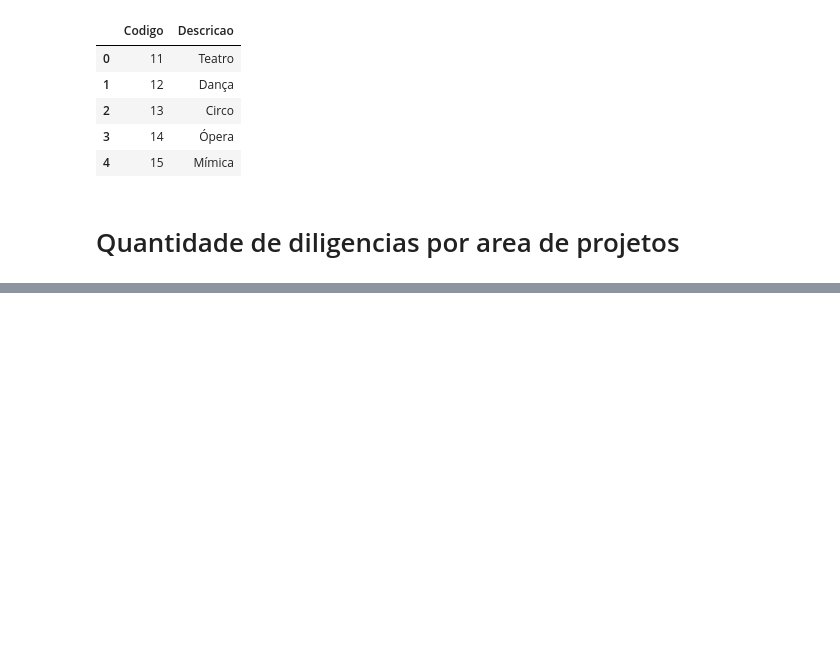
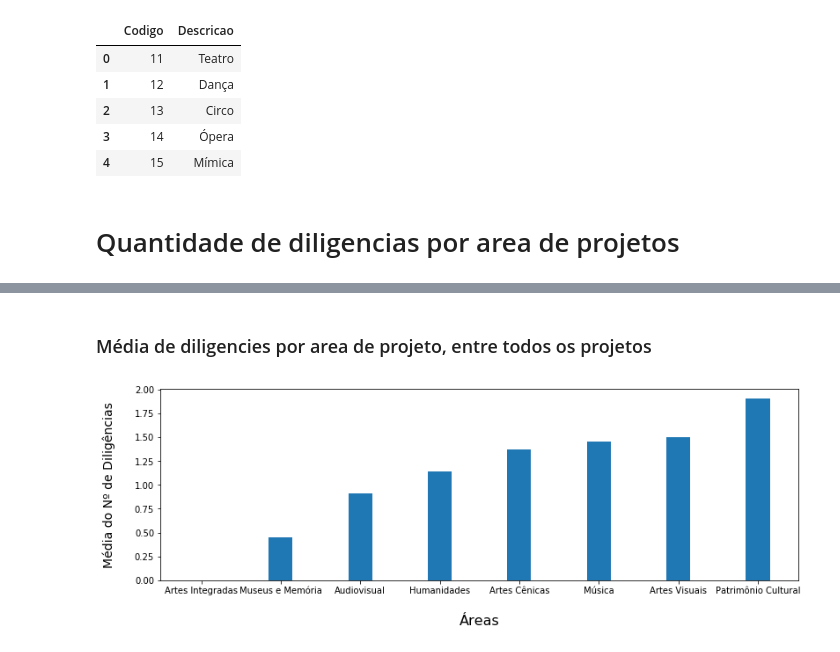
Before and after one commit to lappis-unb/salic-ml, a Jupyter notebook: notebooks/diligencies-metrics.ipynb, the cells around one changed output, grey strips where cells are left out. Cells and saved outputs as stored; diff of their text form; code cells hidden in the pictures; blank space fills up the shorter version.

```diff
--- a/notebooks/diligencies-metrics.ipynb
+++ b/notebooks/diligencies-metrics.ipynb
@@ -301,0 +331,20 @@ plt.bar(areas_names, diligencies_per_area, align='center', width=0.3)
+# %%
+print('projects_dict')
+projects_dict = dict(zip(*np.unique(dt_projetos.Area.values, return_counts=True)))
+display(projects_dict)
+
+print('diligencies_dict')
+diligencies_dict = dict(zip(*np.unique(dt_diligencias.Area.values, return_counts=True)))
+display(diligencies_dict)
+
+diligencies_per_area_mean = list()
+
+for area in projects_dict.keys():
+    if area not in diligencies_dict.keys():
+        diligencies_dict[area] = 0
+
+    mean = diligencies_dict[area] / projects_dict[area]
+    diligencies_per_area_mean.append((area_name_map[area], mean))
+
+diligencies_per_area_mean = sorted(diligencies_per_area_mean, key=lambda x: x[1])
+display(diligencies_per_area_mean)
@@ -301,0 +364,12 @@ plt.bar(areas_names, diligencies_per_area, align='center', width=0.3)
+# %% [markdown]
+### Média de diligencies por area de projeto, entre todos os projetos
+# %%
+plt.figure(figsize=(14, 4))
+
+plt.xlabel('Áreas', fontsize = 16, labelpad = 22)
+plt.ylabel('Média do Nº de Diligências', fontsize = 14, labelpad = 22)
+
+a = plt.bar([x[0] for x in diligencies_per_area_mean], [x[1] for x in diligencies_per_area_mean],
+            align='center', width=0.3)
+# %% [output]
+[figure, added]
```
Also changed, not shown: parts of 7 cells of this notebook.
